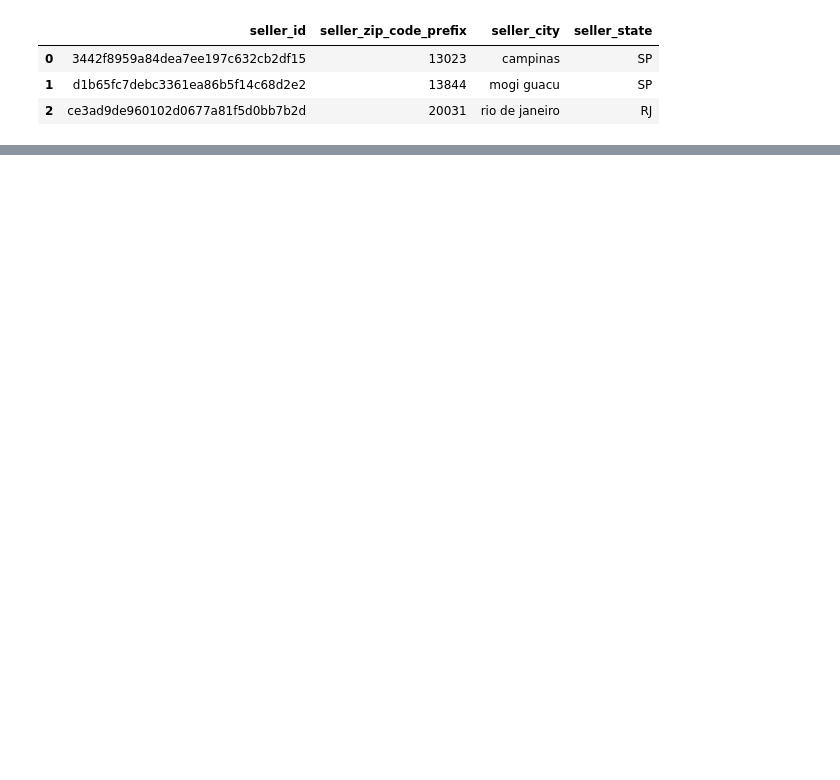
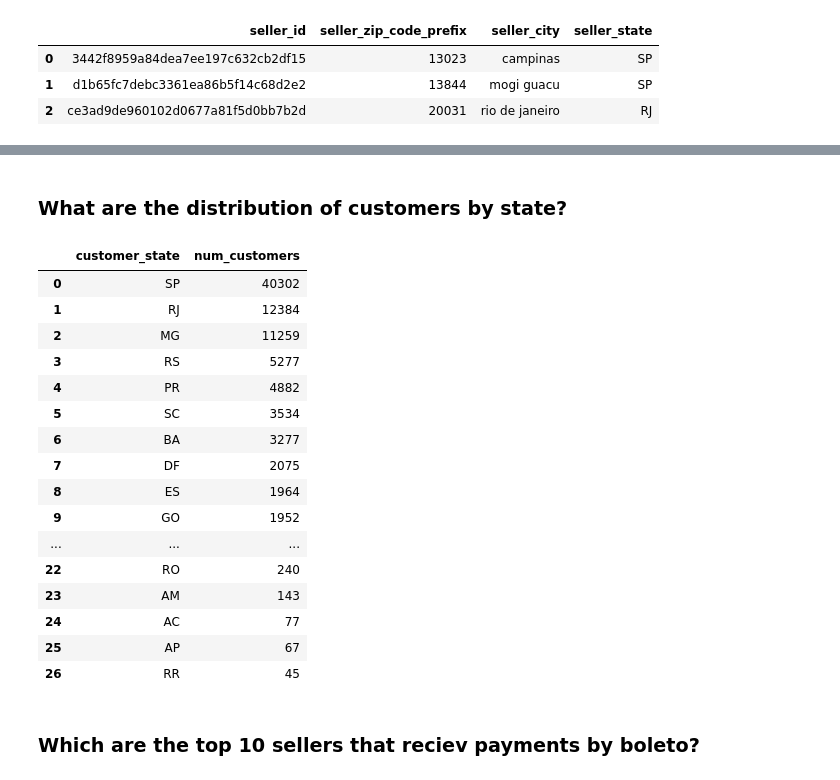
Before and after one commit to MarcosRMG/ds_ao_dev, a Jupyter notebook: notebooks/DS ao DEV.ipynb, the cells around one changed output, grey strips where cells are left out. Drawn from its saved outputs; the diff is of its cells as text; code cells hidden in the pictures; blank space fills up the shorter version.

```diff
--- a/notebooks/DS ao DEV.ipynb
+++ b/notebooks/DS ao DEV.ipynb
@@ -1522,0 +1897,32 @@ pd.read_sql('SELECT * FROM sellers LIMIT 3', con=conn)
+# %% [markdown]
+### What are the distribution of customers by state?
+# %%
+q = '''
+select
+    c.customer_state,
+    count(distinct(c.customer_unique_id)) as num_customers
+from customers c
+group by c.customer_state
+order by num_customers desc;
+'''
+pd.read_sql(q, conn)
+# %% [output]
+|  | customer_state | num_customers |
+| 0 | SP | 40302 |
+| 1 | RJ | 12384 |
+| 2 | MG | 11259 |
+| 3 | RS | 5277 |
+| 4 | PR | 4882 |
+| 5 | SC | 3534 |
+| 6 | BA | 3277 |
+| 7 | DF | 2075 |
+| 8 | ES | 1964 |
+| 9 | GO | 1952 |
+| ... | ... | ... |
+| 22 | RO | 240 |
+| 23 | AM | 143 |
+| 24 | AC | 77 |
+| 25 | AP | 67 |
+| 26 | RR | 45 |
+# %% [markdown]
+### Which are the top 10 sellers that reciev payments by boleto?
```
Also changed, not shown: parts of 38 cells of this notebook.
